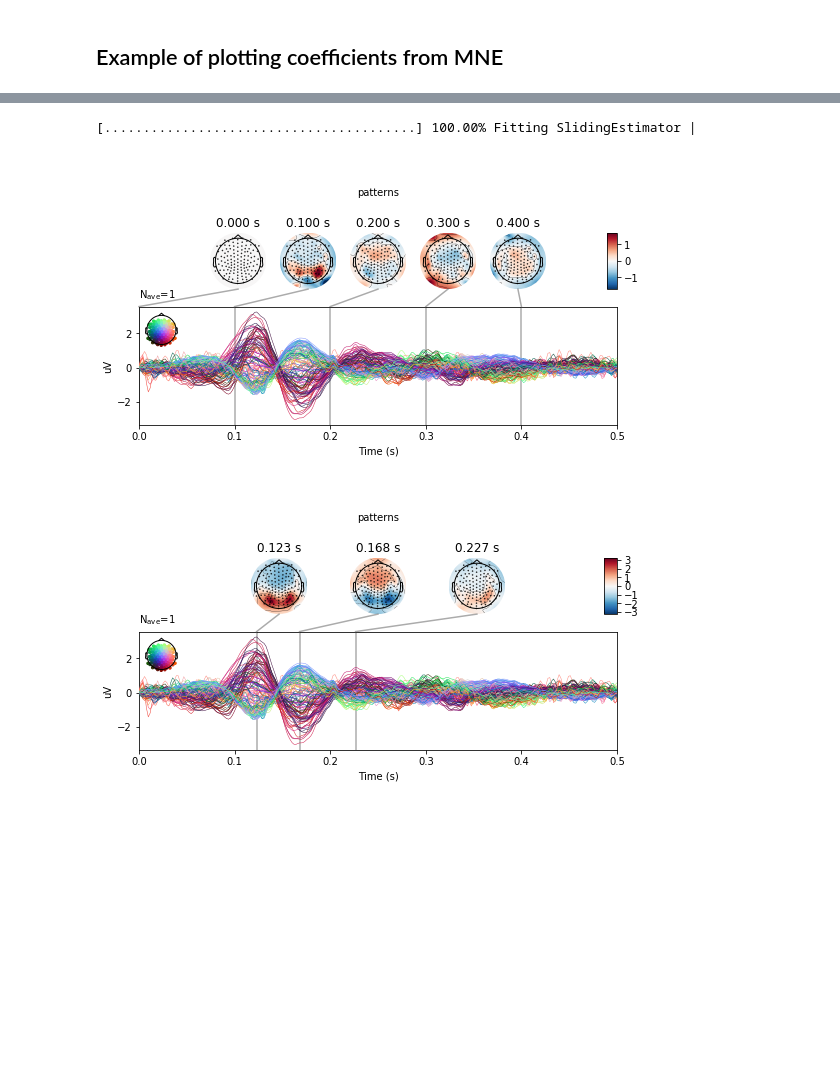
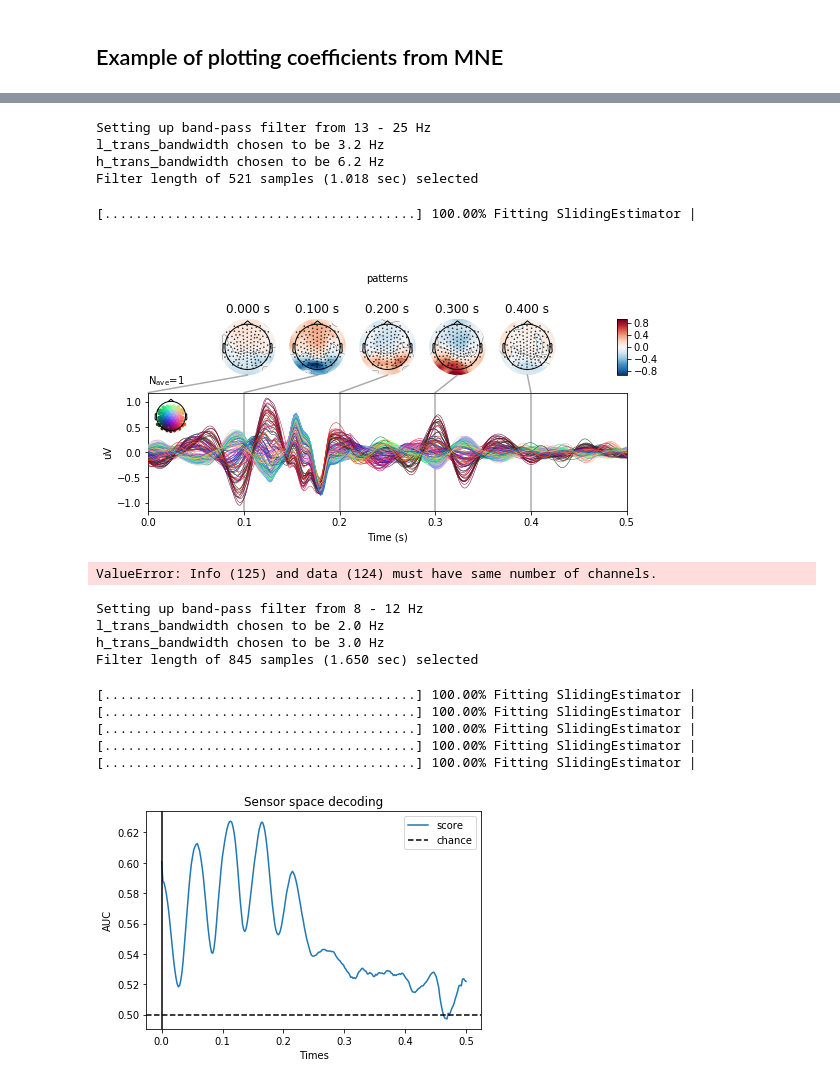
Before and after one commit to edrias/seniorprojecteeg, a Jupyter notebook: Classification/VisualVsAudio.ipynb, the cells around one changed output, grey strips where cells are left out. Saved outputs shown, nothing was run; the diff lists cells and outputs as text; code cells hidden in the pictures; blank space fills up the shorter version.

Commit message:
band classification

```diff
--- a/Classification/VisualVsAudio.ipynb
+++ b/Classification/VisualVsAudio.ipynb
@@ -42,7 +42,7 @@ ERROR:root:File `'../StimCodes.ipynb.py'` not found.
 ERROR:root:File `'../PCA/Emmanuil-|PCA.ipynb.py'` not found.
 # %%
 # path = 'E:/correct_time_epochs/'
-path = '/sharedData3/proj_mdg/scratch-eproj/NEW_EPOCH_DATA/'
+path = '/sharedData3/proj_mdg/scratch-eproj/LARGE_EPOCH_OBJECTS/'
 epoch_files = os.listdir(path)
 epoch_files[:5]
 file = os.path.join(path, epoch_files[1]) #19
@@ -308,5 +300,7 @@ def roc_plot_evoked(epoch_object):
                         topomap_args=dict(time_unit='s'))
     evoked.plot_joint(times=np.arange(0., .500, .100), title='patterns',
                       **joint_kwargs)
+    evoked.plot_joint(title='patterns',
+                      **joint_kwargs)
 
     return coef
@@ -313,16 +316,21 @@ def roc_plot_evoked(epoch_object):
 # %%
-coef = roc_plot_evoked(epoch_object= epoch)
+coef = roc_plot_evoked(get_frequency_band(epoch_object=epoch, band='Beta'))
 # %% [output]
-[........................................] 100.00% Fitting SlidingEstimator |
+Setting up band-pass filter from 13 - 25 Hz
+l_trans_bandwidth chosen to be 3.2 Hz
+h_trans_bandwidth chosen to be 6.2 Hz
+Filter length of 521 samples (1.018 sec) selected
+[........................................] 100.00% Fitting SlidingEstimator |
-[figure, old version]
+[figure, new version]
 # %%
+
 evoked = mne.EvokedArray(coef, epoch.info, tmin=epoch.times[0])
 joint_kwargs = dict(ts_args=dict(time_unit='s'),
                     topomap_args=dict(time_unit='s'))
 evoked.plot_joint(title='patterns',
                   **joint_kwargs,);
 # %% [output]
-[figure, removed]
+ValueError: Info (125) and data (124) must have same number of channels.
 # %%
 # You can retrieve the spatial filters and spatial patterns if you explicitly
 # use a LinearModel
@@ -363,3 +371,16 @@ def roc_score(epoch_object):
     ax.legend()
     ax.axvline(.0, color='k', linestyle='-')
     ax.set_title('Sensor space decoding')
+# %%
+roc_score(get_frequency_band(epoch_object=epoch, band='Alpha'))
+# %% [output]
+Setting up band-pass filter from 8 - 12 Hz
+l_trans_bandwidth chosen to be 2.0 Hz
+h_trans_bandwidth chosen to be 3.0 Hz
+Filter length of 845 samples (1.650 sec) selected
+[........................................] 100.00% Fitting SlidingEstimator |
+[........................................] 100.00% Fitting SlidingEstimator |
+[........................................] 100.00% Fitting SlidingEstimator |
+[........................................] 100.00% Fitting SlidingEstimator |
+[........................................] 100.00% Fitting SlidingEstimator |
+[figure, added]
```
Also changed, not shown: parts of 8 cells of this notebook, 1 other file.
